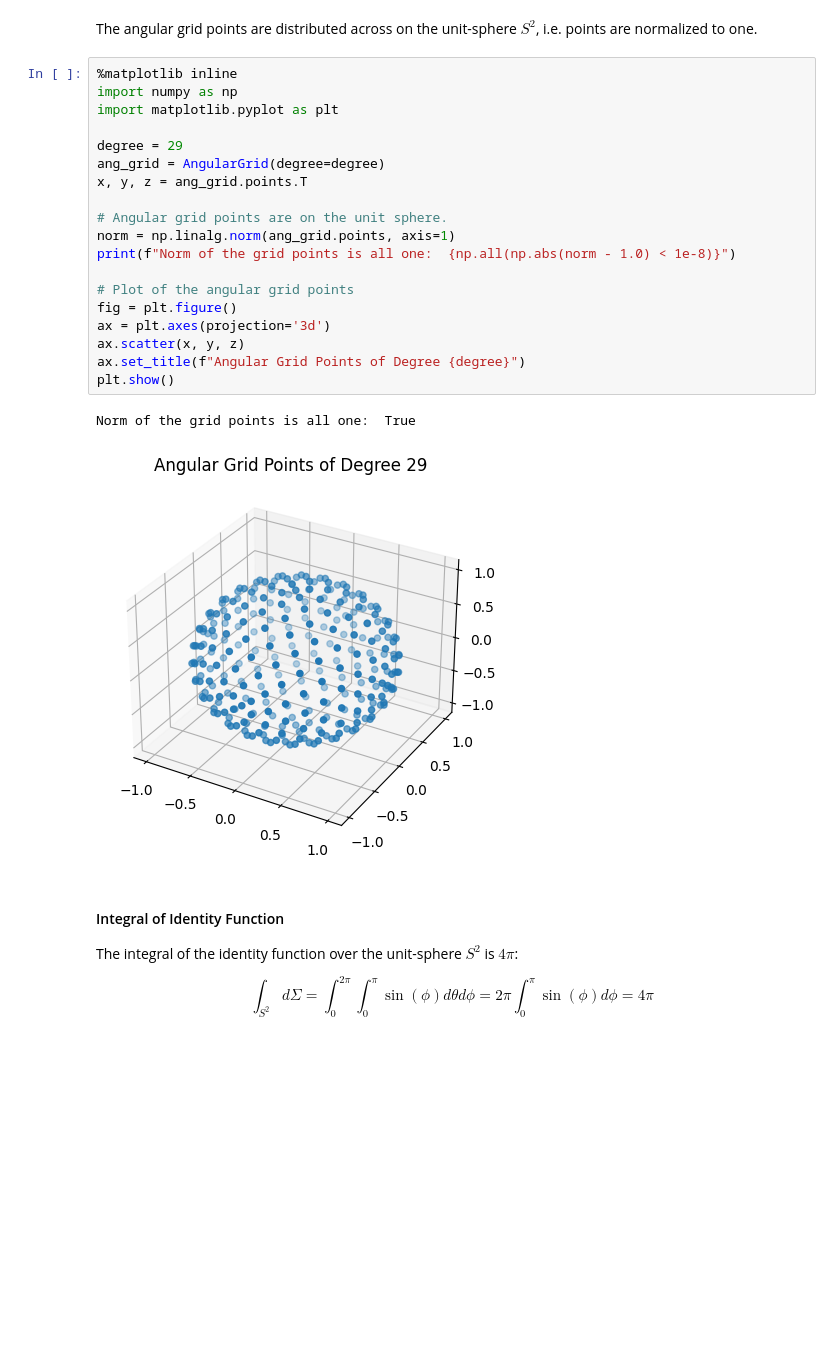
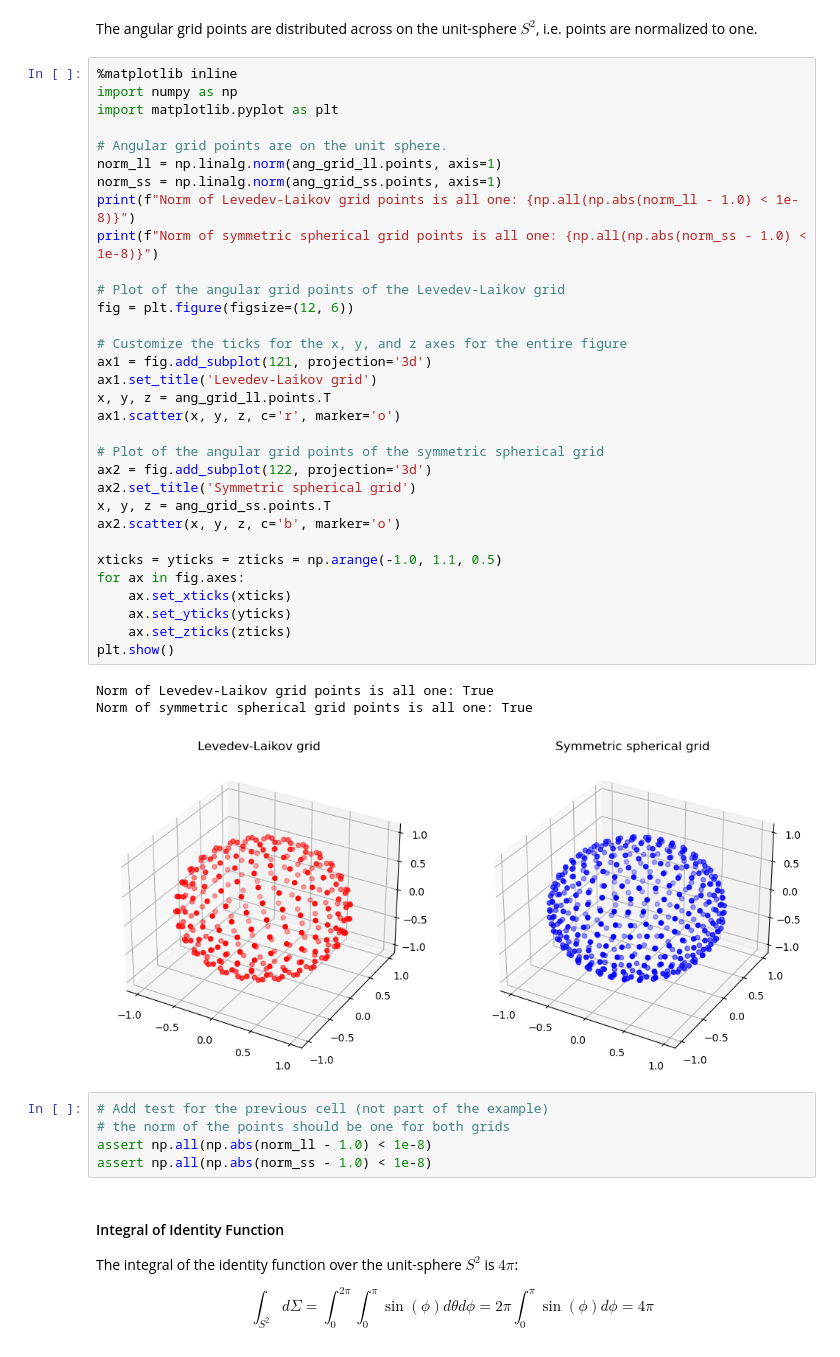
Before and after one commit to theochem/grid, a Jupyter notebook: doc/notebooks/Angular_grid.ipynb, the cells around one changed output. Saved outputs shown, nothing was run; the diff lists cells and outputs as text; blank space fills up the shorter version.

```diff
--- a/doc/notebooks/Angular_grid.ipynb
+++ b/doc/notebooks/Angular_grid.ipynb
@@ -26,27 +72,46 @@ Actual number of points of the angular grid 170
 # %% [markdown]
 The angular grid points are distributed across on the unit-sphere $S^2$, i.e. points are normalized to one.
-# %%
-%matplotlib inline
-import numpy as np
-import matplotlib.pyplot as plt
-
-degree = 29
-ang_grid = AngularGrid(degree=degree)
-x, y, z = ang_grid.points.T
-
-# Angular grid points are on the unit sphere.
-norm = np.linalg.norm(ang_grid.points, axis=1)
-print(f"Norm of the grid points is all one:  {np.all(np.abs(norm - 1.0) < 1e-8)}")
-
-# Plot of the angular grid points
-fig = plt.figure()
-ax = plt.axes(projection='3d')
-ax.scatter(x, y, z)
-ax.set_title(f"Angular Grid Points of Degree {degree}")
-plt.show()
-# %% [output]
-Norm of the grid points is all one:  True
-[figure, removed]
+# %%
+%matplotlib inline
+import numpy as np
+import matplotlib.pyplot as plt
+
+# Angular grid points are on the unit sphere.
+norm_ll = np.linalg.norm(ang_grid_ll.points, axis=1)
+norm_ss = np.linalg.norm(ang_grid_ss.points, axis=1)
+print(f"Norm of Levedev-Laikov grid points is all one: {np.all(np.abs(norm_ll - 1.0) < 1e-8)}")
+print(f"Norm of symmetric spherical grid points is all one: {np.all(np.abs(norm_ss - 1.0) < 1e-8)}")
+
+# Plot of the angular grid points of the Levedev-Laikov grid
+fig = plt.figure(figsize=(12, 6))
+
+# Customize the ticks for the x, y, and z axes for the entire figure
+ax1 = fig.add_subplot(121, projection='3d')
+ax1.set_title('Levedev-Laikov grid')
+x, y, z = ang_grid_ll.points.T
+ax1.scatter(x, y, z, c='r', marker='o')
+
+# Plot of the angular grid points of the symmetric spherical grid
+ax2 = fig.add_subplot(122, projection='3d')
+ax2.set_title('Symmetric spherical grid')
+x, y, z = ang_grid_ss.points.T
+ax2.scatter(x, y, z, c='b', marker='o')
+
+xticks = yticks = zticks = np.arange(-1.0, 1.1, 0.5)
+for ax in fig.axes:
+    ax.set_xticks(xticks)
+    ax.set_yticks(yticks)
+    ax.set_zticks(zticks)
+plt.show()
+# %% [output]
+Norm of Levedev-Laikov grid points is all one: True
+Norm of symmetric spherical grid points is all one: True
+[figure, added]
+# %%
+# Add test for the previous cell (not part of the example)
+# the norm of the points should be one for both grids
+assert np.all(np.abs(norm_ll - 1.0) < 1e-8)
+assert np.all(np.abs(norm_ss - 1.0) < 1e-8)
 # %% [markdown]
 #### Integral of Identity Function
 
```
Also changed, not shown: parts of 13 cells of this notebook.
